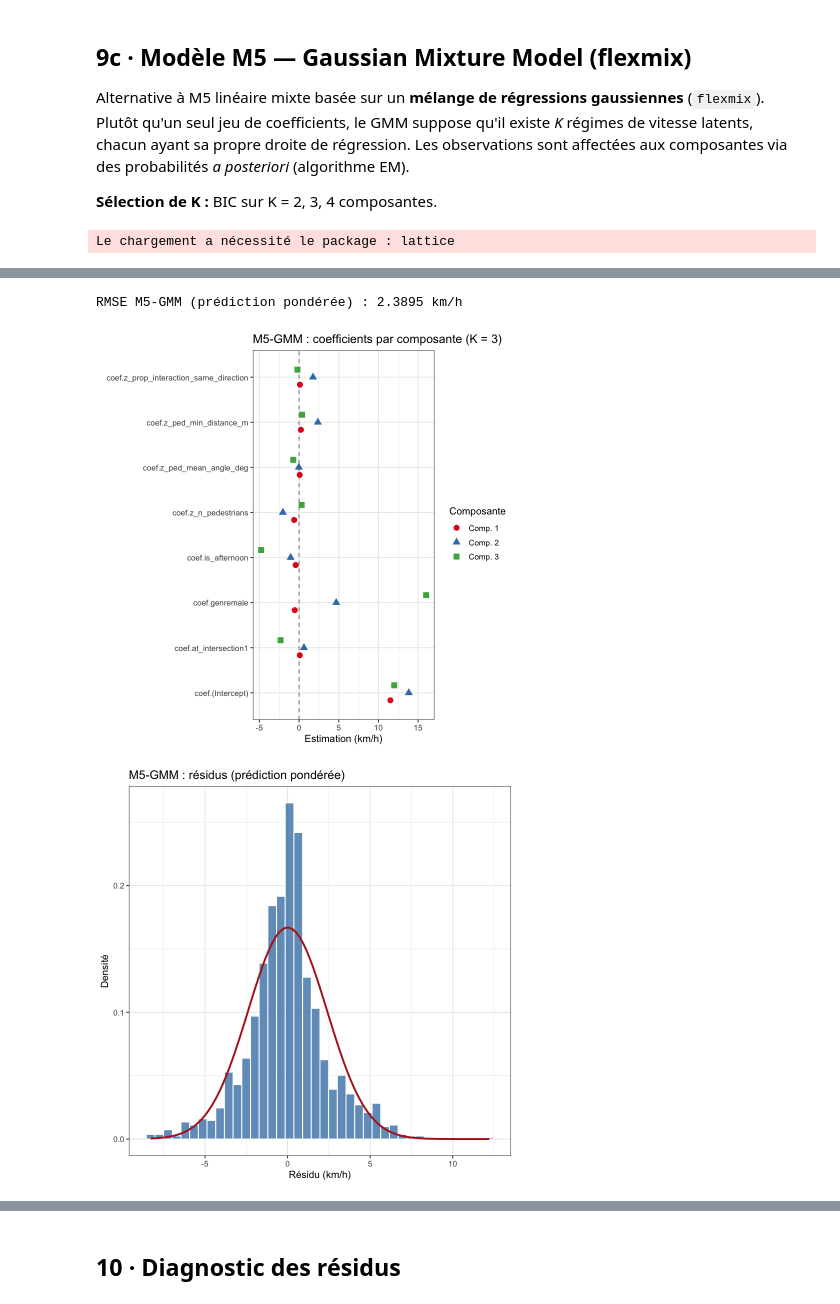
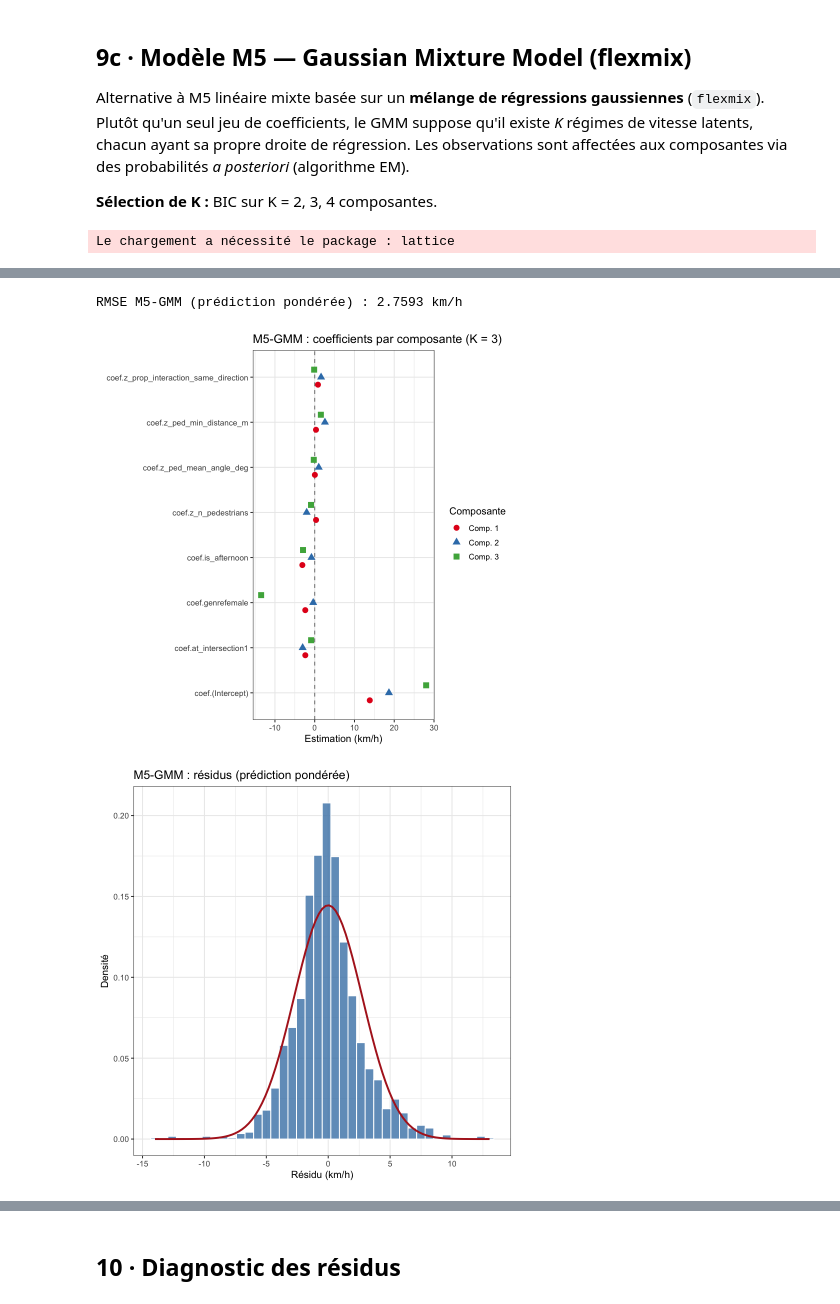
Before and after one commit to martin1207/newmob_modeling, a Jupyter notebook: escooter_linear_speed_R.ipynb, the cells around one changed output, grey strips where cells are left out. Saved outputs shown, nothing was run; the diff lists cells and outputs as text; code cells hidden in the pictures.

```diff
--- a/escooter_linear_speed_R.ipynb
+++ b/escooter_linear_speed_R.ipynb
@@ -260,7 +260,7 @@ Après réduction 1 Hz : 1,589 secondes — 40 trajets
 EDGE_SEC <- 5
 
 df_model <- df_1hz %>%
-  filter(!is.na(speed_kmh_t1), !is.na(n_pedestrians)) %>%
+  filter(!is.na(speed_kmh_kalman_t1), !is.na(n_pedestrians)) %>%
   group_by(source) %>%
   arrange(second, .by_group = TRUE) %>%
   mutate(
@@ -286,31 +286,31 @@ cat(sprintf("  Avant virage (is_before_turn=1) : %s s (%.1f%%)\n",
 cat(sprintf("  Apres virage (is_after_turn=1)  : %s s (%.1f%%)\n",
             format(sum(df_model$is_after_turn), big.mark = ","),
             100 * mean(df_model$is_after_turn)))
-cat(sprintf("  Vitesse moyenne : %.2f km/h\n", mean(df_model$speed_kmh_t1)))
-cat(sprintf("  Vitesse médiane : %.2f km/h\n", median(df_model$speed_kmh_t1)))
-cat(sprintf("  Écart-type      : %.2f km/h\n", sd(df_model$speed_kmh_t1)))
+cat(sprintf("  Vitesse moyenne : %.2f km/h\n", mean(df_model$speed_kmh_kalman_t1)))
+cat(sprintf("  Vitesse médiane : %.2f km/h\n", median(df_model$speed_kmh_kalman_t1)))
+cat(sprintf("  Écart-type      : %.2f km/h\n", sd(df_model$speed_kmh_kalman_t1)))
 cat(sprintf("  Min / Max       : %.2f / %.2f km/h\n",
-            min(df_model$speed_kmh_t1), max(df_model$speed_kmh_t1)))
+            min(df_model$speed_kmh_kalman_t1), max(df_model$speed_kmh_kalman_t1)))
 
-p1 <- ggplot(df_model, aes(x = speed_kmh_t1)) +
+p1 <- ggplot(df_model, aes(x = speed_kmh_kalman_t1)) +
   geom_histogram(aes(y = after_stat(density)), bins = 60,
                  fill = COLOR_A, alpha = 0.75, color = "white", linewidth = 0.2) +
-  geom_vline(aes(xintercept = mean(speed_kmh_t1)), color = COLOR_B,
+  geom_vline(aes(xintercept = mean(speed_kmh_kalman_t1)), color = COLOR_B,
              linetype = "dashed", linewidth = 1) +
-  geom_vline(aes(xintercept = median(speed_kmh_t1)), color = "orange",
+  geom_vline(aes(xintercept = median(speed_kmh_kalman_t1)), color = "orange",
              linetype = "dotted", linewidth = 1) +
   labs(x = "Vitesse (km/h)", y = "Densité",
-       title = "Distribution de speed_kmh_t1 (1 Hz)")
+       title = "Distribution de speed_kmh_kalman_t1 (1 Hz)")
 
 speed_by_traj <- df_model %>%
   group_by(source) %>%
-  summarise(mean_speed = mean(speed_kmh_t1), .groups = "drop") %>%
+  summarise(mean_speed = mean(speed_kmh_kalman_t1), .groups = "drop") %>%
   arrange(mean_speed) %>%
   mutate(source_short = substr(source, nchar(source) - 20, nchar(source)))
 
 p2 <- ggplot(speed_by_traj, aes(x = mean_speed, y = reorder(source_short, mean_speed))) +
   geom_col(fill = COLOR_A, alpha = 0.8) +
-  geom_vline(xintercept = mean(df_model$speed_kmh_t1),
+  geom_vline(xintercept = mean(df_model$speed_kmh_kalman_t1),
              color = COLOR_B, linetype = "dashed", linewidth = 1) +
   labs(x = "Vitesse moyenne (km/h)", y = NULL, title = "Vitesse moyenne par trajet")
 
@@ -409,7 +409,7 @@ print(table(df_model$road_width_cat))
 # ── Variables continues à standardiser ───────────────────────────────────────
 cont_vars <- c(
   # variables existantes
-  "speed_kmh", "delta_yaw_deg",
+  "speed_kmh_kalman", "delta_yaw_deg",
   "n_pedestrians", "road_width_perp_m", "hour", "age", "distance_km","n_cyclists",
   # pente (signée : négatif = descente, positif = montée)
   "slope_signed_pct",
@@ -537,7 +537,7 @@ df_model <- df_model %>%
 # %%
 r5 <- run_mixed_linear_panel(
   df_model,
-  rhs = "genre  + at_intersection+ z_prop_interaction_same_direction + is_square +is_afternoon + z_n_ped_under_5m   + z_n_ped_under_10m + z_slope_signed_pct  + is_first_5s  + is_before_turn + is_after_turn",
+  rhs = "genre  + at_intersection+ is_square +is_afternoon + z_n_ped_under_5m   + z_n_ped_under_10m + z_slope_signed_pct  + is_first_5s  + is_after_turn",
   model_name   = "M5_mixed",
   panel_id_col = c("rider_id","source"),
   method       = "ML"   # "ML" (défaut) ou "REML"
@@ -743,7 +743,7 @@ if (!requireNamespace("flexmix", quietly = TRUE))
 library(flexmix)
 
 # ── Données complètes (mêmes variables que M5) ───────────────────────────────
-gmm_vars <- c("speed_kmh_t1", "genre", "z_n_pedestrians", "at_intersection",
+gmm_vars <- c("speed_kmh_kalman_t1", "genre", "z_n_pedestrians", "at_intersection",
               "z_prop_interaction_same_direction", "is_afternoon","z_ped_min_distance_m",
               "z_ped_mean_angle_deg",
               "rider_id", "source")
@@ -752,7 +752,7 @@ df_gmm <- df_gmm[complete.cases(df_gmm), ]
 cat(sprintf("Observations pour GMM : %d\n", nrow(df_gmm)))
 
 # ── Formule identique à M5 ───────────────────────────────────────────────────
-f_gmm <- speed_kmh_t1 ~ genre + z_n_pedestrians + at_intersection +
+f_gmm <- speed_kmh_kalman_t1 ~ genre + z_n_pedestrians + at_intersection +
                         z_prop_interaction_same_direction + is_afternoon + z_ped_min_distance_m +
                         z_ped_mean_angle_deg
 
@@ -805,16 +805,16 @@ speed_by_comp <- df_gmm %>%
   group_by(component) %>%
   summarise(
     n       = n(),
-    mean_km = round(mean(speed_kmh_t1), 2),
-    sd_km   = round(sd(speed_kmh_t1),   2),
-    med_km  = round(median(speed_kmh_t1), 2)
+    mean_km = round(mean(speed_kmh_kalman_t1), 2),
+    sd_km   = round(sd(speed_kmh_kalman_t1),   2),
+    med_km  = round(median(speed_kmh_kalman_t1), 2)
   )
 cat("\nVitesse par composante (km/h) :\n")
 print(speed_by_comp)
 
 # ── Graphique : distributions de vitesse par composante ──────────────────────
 library(ggplot2)
-p_gmm <- ggplot(df_gmm, aes(x = speed_kmh_t1, fill = component, colour = component)) +
+p_gmm <- ggplot(df_gmm, aes(x = speed_kmh_kalman_t1, fill = component, colour = component)) +
   geom_density(alpha = 0.30, linewidth = 0.8) +
   scale_fill_brewer(palette = "Set1",
                     labels = paste0("Comp. ", levels(df_gmm$component))) +
@@ -860,7 +860,7 @@ print(p_coef)
 # chaque colonne j contient les valeurs ajustées sous la composante j
 fitted_mat     <- fitted(best_gmm)          # nrow x K — pas de calcul manuel
 y_hat_weighted <- rowSums(post_probs * fitted_mat)
-resid_gmm      <- df_gmm$speed_kmh_t1 - y_hat_weighted
+resid_gmm      <- df_gmm$speed_kmh_kalman_t1 - y_hat_weighted
 rmse_gmm       <- sqrt(mean(resid_gmm^2))
 cat(sprintf("\nRMSE M5-GMM (prédiction pondérée) : %.4f km/h\n", rmse_gmm))
 
@@ -899,6 +899,6 @@ Observations pour GMM : 1549
-RMSE M5-GMM (prédiction pondérée) : 2.3895 km/h
+RMSE M5-GMM (prédiction pondérée) : 2.7593 km/h
-[figure, old version]
+[figure, new version]
-[figure, old version]
+[figure, new version]
 # %%
 # ── P-values via refit() — coefficients (Estimate / SE / z / p) par composante ─
 # refit() renvoie un objet FLXRoptim : pas de slot @models. Les matrices de
```
Also changed, not shown: parts of 16 cells of this notebook, 3 other files.
